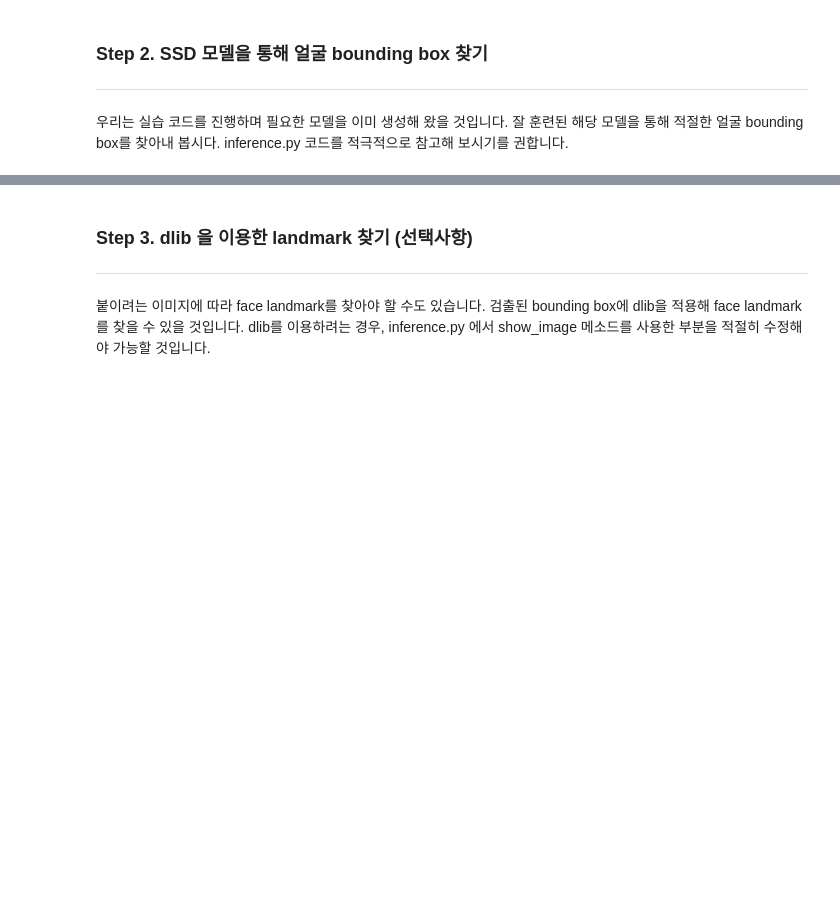
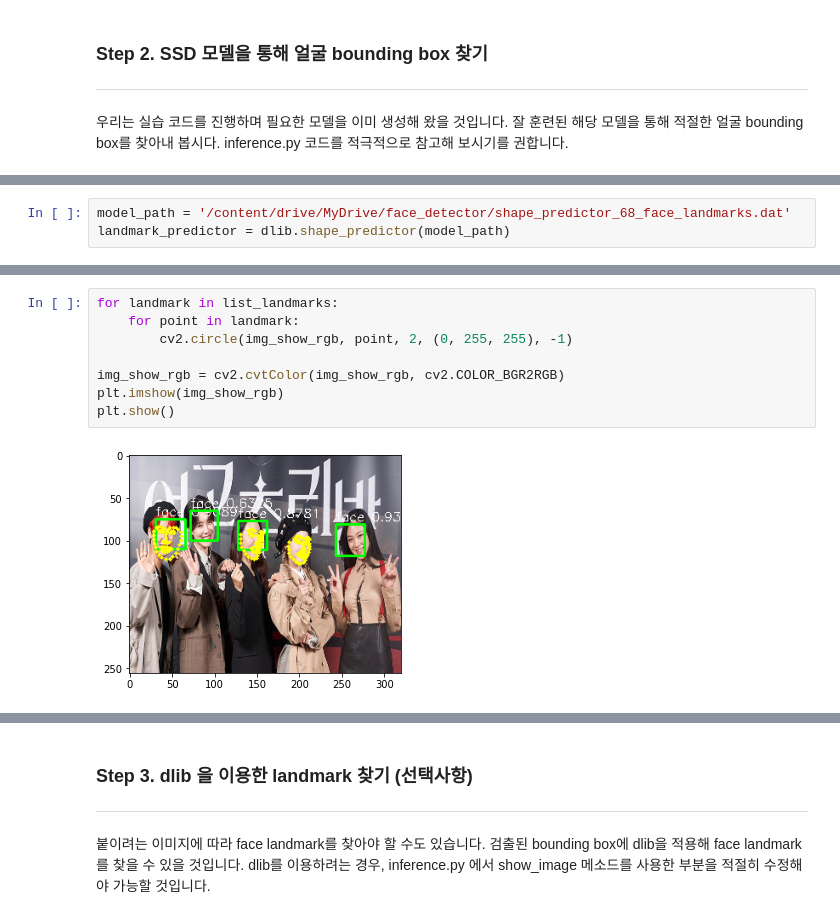
Before and after one commit to bom-Lee/GoingDeep-CV-_DG, a Jupyter notebook: [GD14]face_detector.ipynb, the cells around one changed output, grey strips where cells are left out. Saved outputs shown, nothing was run; the diff lists cells and outputs as text; blank space fills up the shorter version.

```diff
--- a/[GD14]face_detector.ipynb
+++ b/[GD14]face_detector.ipynb
@@ -1406,0 +1440,3 @@ print(cv2.__version__)
+# %%
+model_path = '/content/drive/MyDrive/face_detector/shape_predictor_68_face_landmarks.dat'
+landmark_predictor = dlib.shape_predictor(model_path)
@@ -1406,0 +1456,10 @@ print(cv2.__version__)
+# %%
+for landmark in list_landmarks:
+    for point in landmark:
+        cv2.circle(img_show_rgb, point, 2, (0, 255, 255), -1)
+
+img_show_rgb = cv2.cvtColor(img_show_rgb, cv2.COLOR_BGR2RGB)
+plt.imshow(img_show_rgb)
+plt.show()
+# %% [output]
+[figure, added]
```
Also changed, not shown: parts of 26 cells of this notebook.
